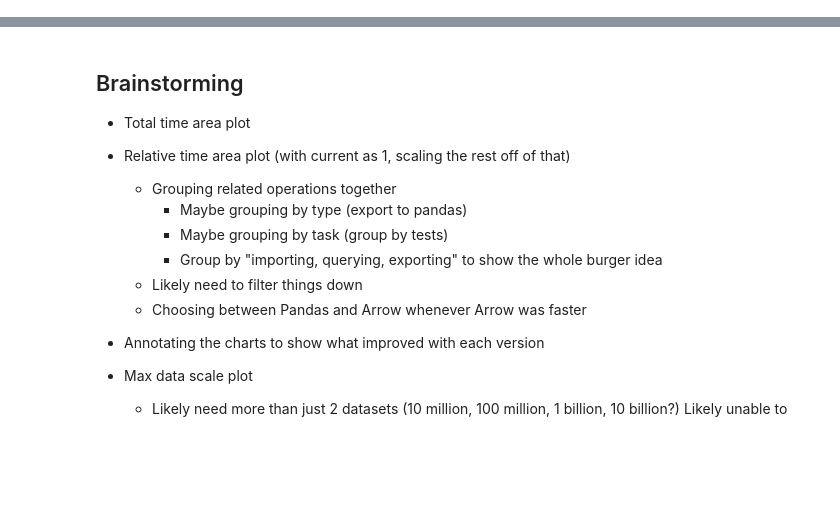
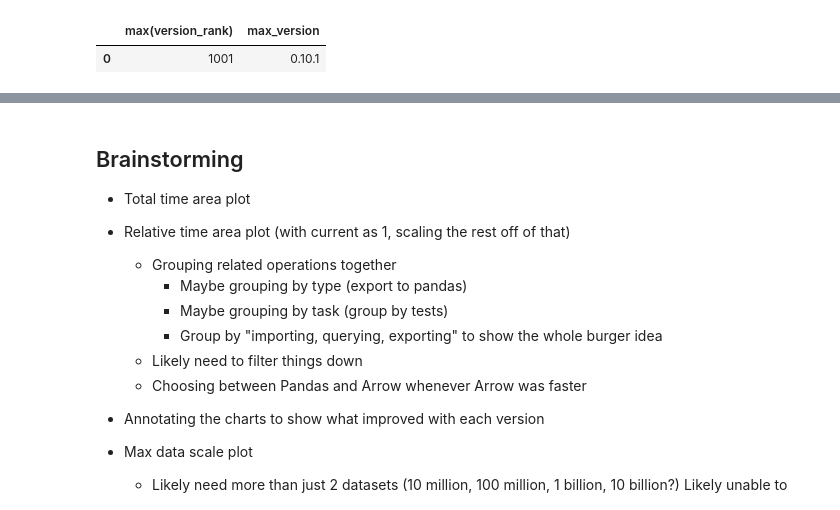
Before and after one commit to Alex-Monahan/duckdb_benchmarks_over_time, a Jupyter notebook: analyze_benchmark_results.ipynb, the cells around one changed output, grey strips where cells are left out. Drawn from its saved outputs; the diff is of its cells as text; code cells hidden in the pictures; blank space fills up the shorter version.

```diff
--- a/analyze_benchmark_results.ipynb
+++ b/analyze_benchmark_results.ipynb
@@ -102,3 +90,24 @@ results
+# %%
+test_results = con.sql("""
+    with version_ranks as (
+        from duckdb_results
+        select
+            (scenario::json ->> 'duckdb_version').replace('v','') as version,
+            version.string_split('.') as split_version,
+            try_cast(split_version[1] as int) * 100 * 100 as first_digit,
+            try_cast(split_version[2] as int) * 100 as second_digit,
+            try_cast(split_version[3] as int) as third_digit,
+            first_digit + second_digit + third_digit as version_rank,
+    )
+    from version_ranks
+    select
+        max(version_rank),
+        arg_max(version, version_rank) as max_version
+""").df()
+test_results
+# %% [output]
+|  | max(version_rank) | max_version |
+| 0 | 1001 | 0.10.1 |
 # %%
 fig = px.area(
     results,
```
Also changed, not shown: parts of 10 cells of this notebook.
